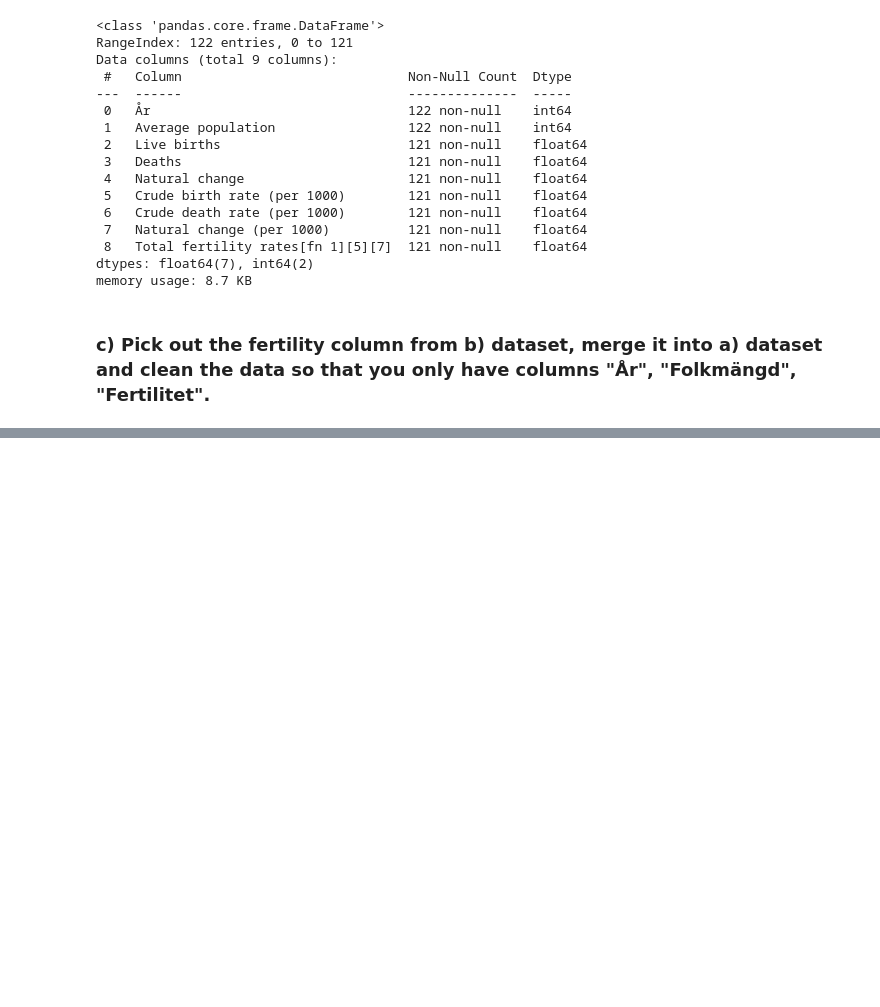
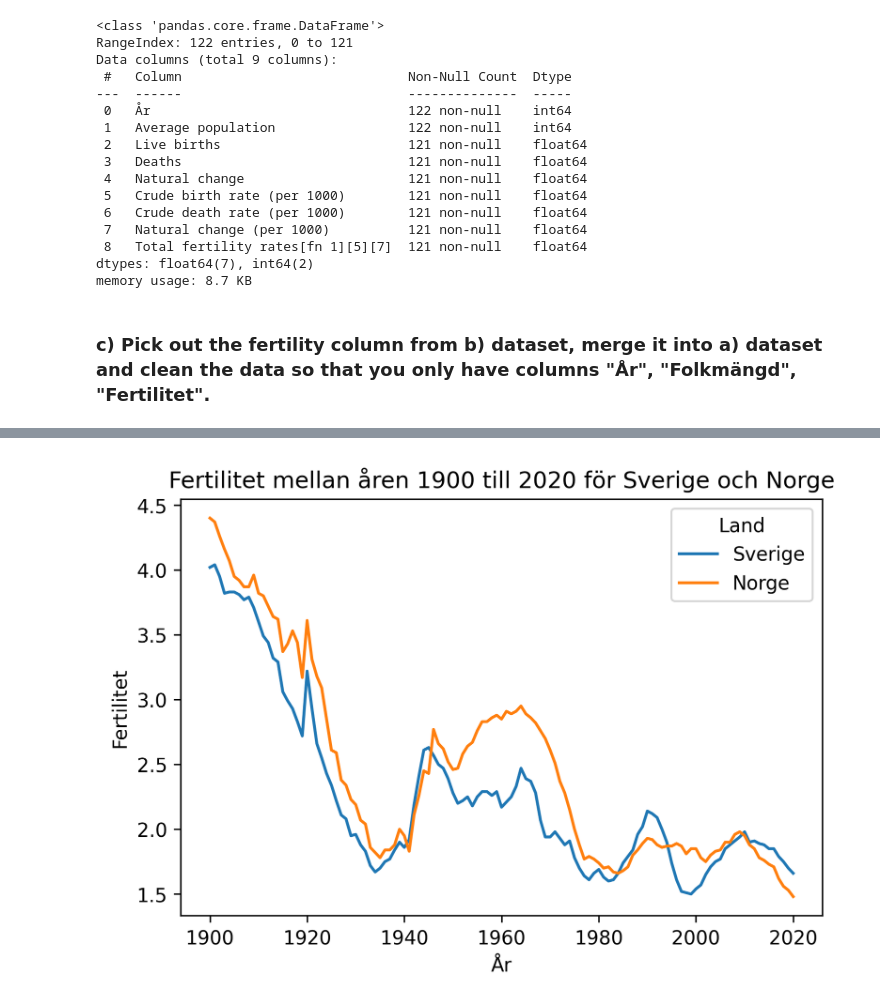
Before and after one commit to Anna-MariaSjolund/Data-Handling-Anna-MariaSjolund, a Jupyter notebook: Exercises/week2_02.ipynb, the cells around one changed output, grey strips where cells are left out. Cells and saved outputs as stored; diff of their text form; code cells hidden in the pictures; blank space fills up the shorter version.

```diff
--- a/Exercises/week2_02.ipynb
+++ b/Exercises/week2_02.ipynb
@@ -441,0 +452,3 @@ sns.lineplot(data=dem_full, x="År", y="Total fertilitet")
+# %%
+dem["Land"] = "Sverige"
+dem.rename(columns={"Total fertilitet":"Fertilitet"}, inplace=True)
@@ -441,0 +471,3 @@ sns.lineplot(data=dem_full, x="År", y="Total fertilitet")
+# %%
+dem_nor["Land"] = "Norge"
+dem_nor
@@ -441,0 +488,3 @@ sns.lineplot(data=dem_full, x="År", y="Total fertilitet")
+# %%
+swe_nor = pd.concat([dem, dem_nor], axis=0).reset_index(drop=True)
+swe_nor
@@ -441,0 +505,5 @@ sns.lineplot(data=dem_full, x="År", y="Total fertilitet")
+# %%
+plt.figure(dpi=300, facecolor="white")
+_ = sns.lineplot(data=swe_nor, x="År", y="Fertilitet", hue="Land").set(title="Fertilitet mellan åren 1900 till 2020 för Sverige och Norge")
+# %% [output]
+[figure, added]
```
Also changed, not shown: parts of 12 cells of this notebook.
